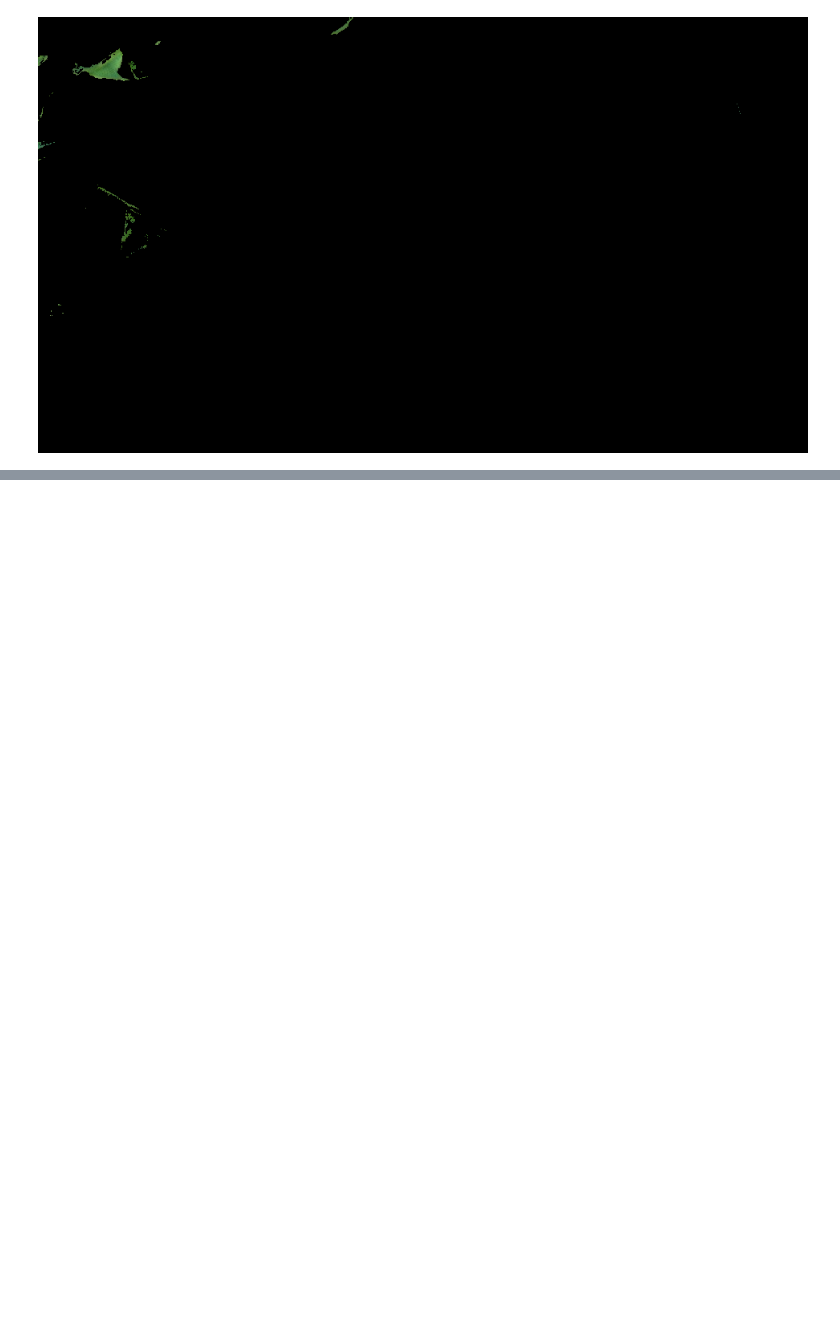
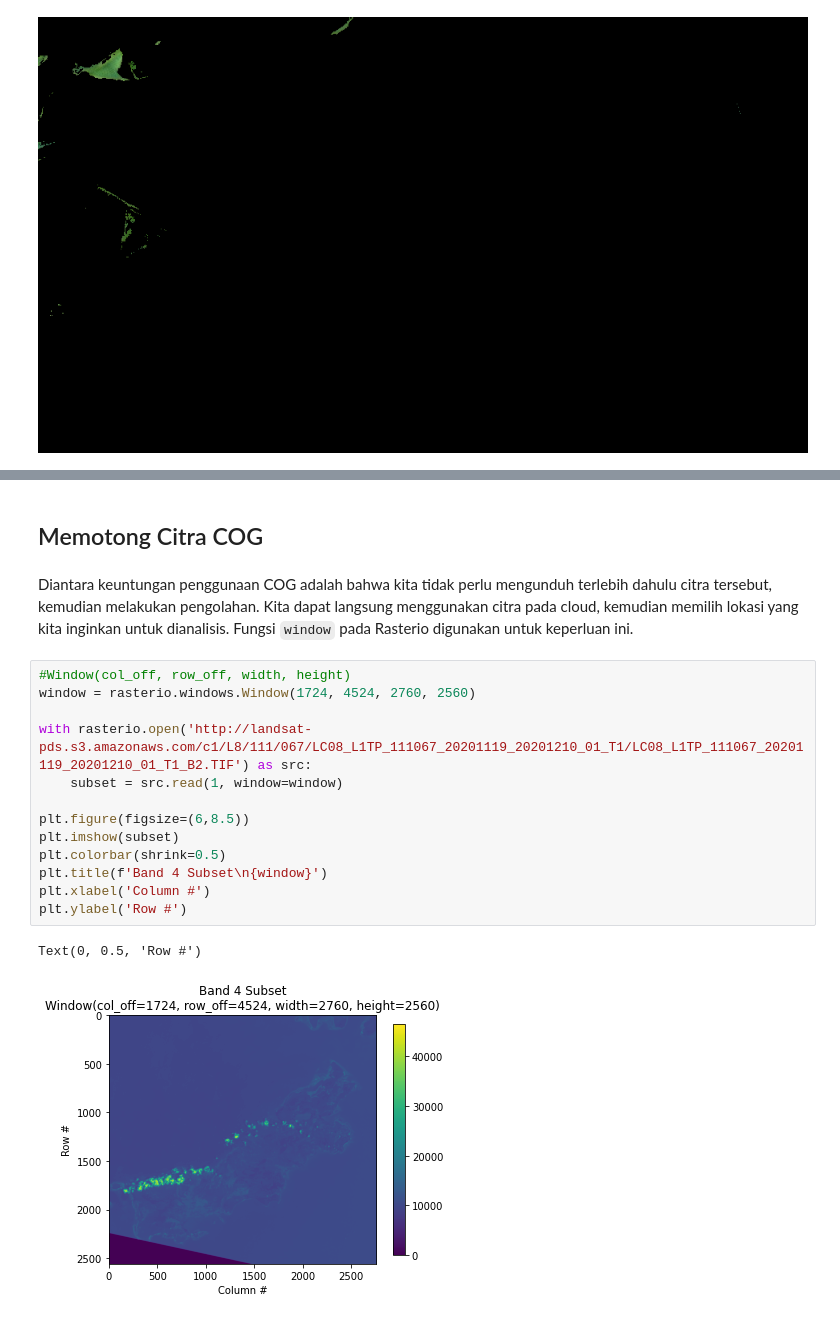
Before and after one commit to fridymandita/KCBV, a Jupyter notebook: Dasar_Pengolahan_Citra_Dengan_OpenCV.ipynb, the cells around one changed output, grey strips where cells are left out. Saved outputs shown, nothing was run; the diff lists cells and outputs as text; blank space fills up the shorter version.

```diff
--- a/Dasar_Pengolahan_Citra_Dengan_OpenCV.ipynb
+++ b/Dasar_Pengolahan_Citra_Dengan_OpenCV.ipynb
@@ -263,0 +321,20 @@ hasil operasi
+# %% [markdown]
+## Memotong Citra COG
+# %% [markdown]
+Diantara keuntungan penggunaan COG adalah bahwa kita tidak perlu mengunduh terlebih dahulu citra tersebut, kemudian melakukan pengolahan. Kita dapat langsung menggunakan citra pada cloud, kemudian memilih lokasi yang kita inginkan untuk dianalisis. Fungsi `window` pada Rasterio digunakan untuk keperluan ini.
+# %%
+#Window(col_off, row_off, width, height)
+window = rasterio.windows.Window(1724, 4524, 2760, 2560)
+
+with rasterio.open('http://landsat-pds.s3.amazonaws.com/c1/L8/111/067/LC08_L1TP_111067_20201119_20201210_01_T1/LC08_L1TP_111067_20201119_20201210_01_T1_B2.TIF') as src:
+    subset = src.read(1, window=window)
+
+plt.figure(figsize=(6,8.5))
+plt.imshow(subset)
+plt.colorbar(shrink=0.5)
+plt.title(f'Band 4 Subset\n{window}')
+plt.xlabel('Column #')
+plt.ylabel('Row #')
+# %% [output]
+Text(0, 0.5, 'Row #')
+[figure, added]
```
Also changed, not shown: parts of 8 cells of this notebook.
